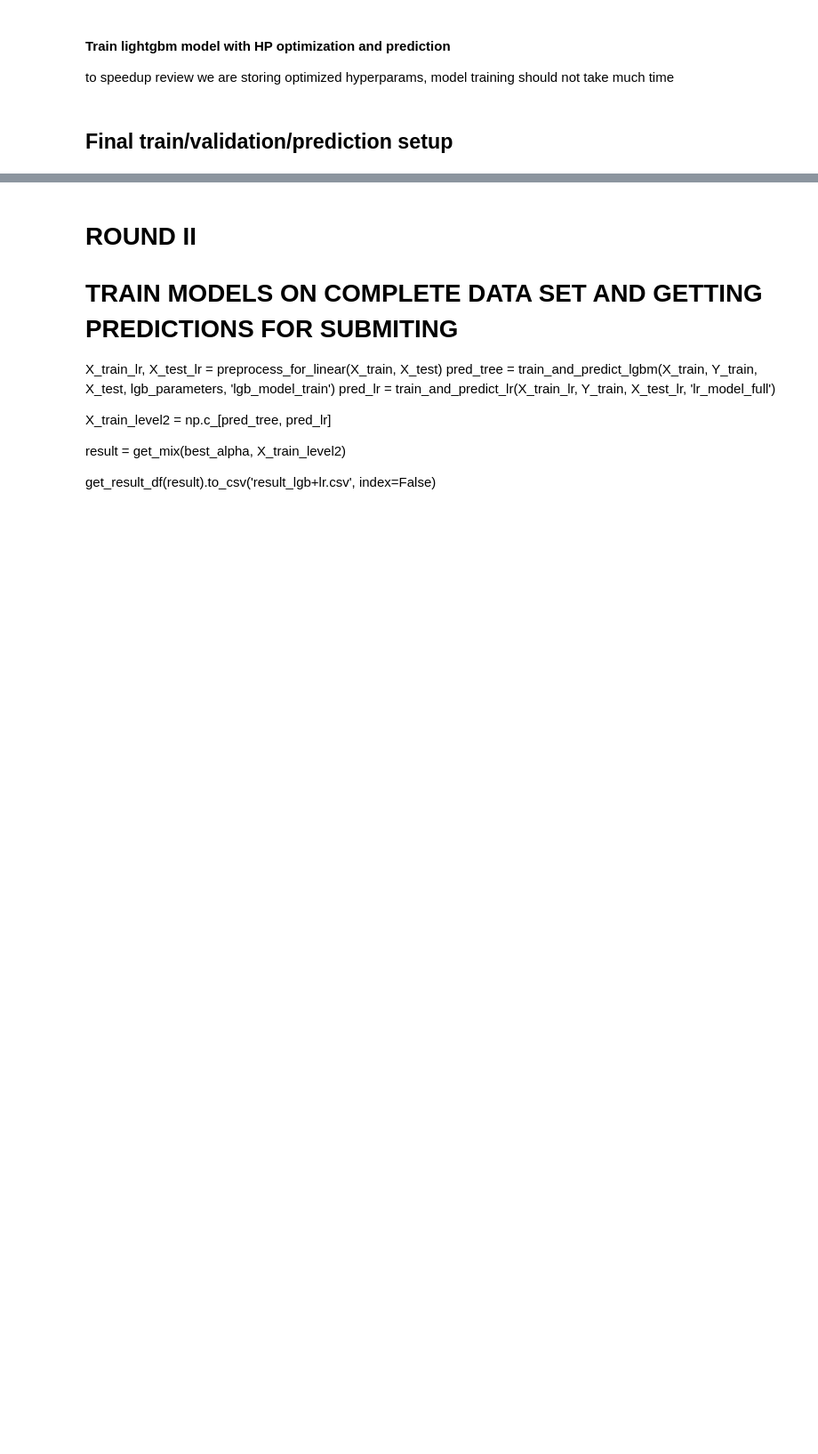
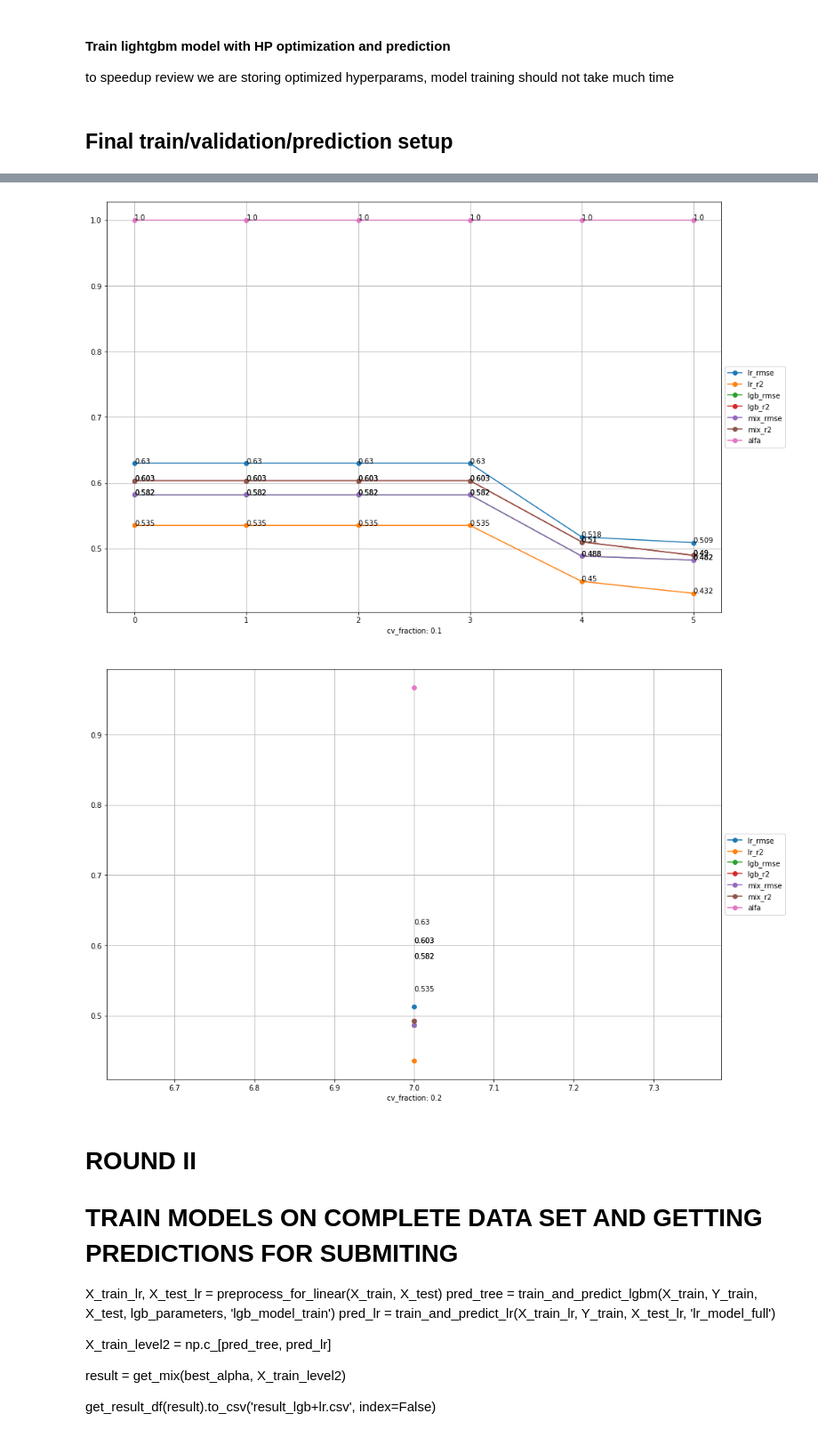
Before and after one commit to MumakiI/predict_sales, a Jupyter notebook: Final.ipynb, the cells around one changed output, grey strips where cells are left out. Shown: that part at 89% size. Saved outputs shown, nothing was run; the diff lists cells and outputs as text; code cells hidden in the pictures; blank space fills up the shorter version.

```diff
--- a/Final.ipynb
+++ b/Final.ipynb
@@ -84,7 +83,7 @@ def get_best_alpha(X_train_level2, target):
     return best_alpha
 
 # this factor is needed for pipeline testing, make < 1 to reduce amount of data in work
-cv_fraction = 0.1
+cv_fraction = 0.2
 def get_items_subset(X_train):
     item_set = X_train['item_id'].unique()
     #random.shuffle(item_set)
@@ -131,8 +100,0 @@ df_eda[df_eda['item_cnt_day'] > 800]
-# %%
-# Overall item count by month, we may use month as a feature
-ax =plt.axes([0, 0, 2, 1])
-group_all = df_eda.groupby(['month'], as_index=False)['item_cnt_day'].sum()
-ax.plot(group_all['month'], group_all['item_cnt_day'], marker='.', linestyle='--', ms=12, label="ALL")
-ax.legend(loc='center left', bbox_to_anchor=(1, 0.5))
-ax.grid(True)
-plt.show()
@@ -141,12 +100,0 @@ plt.show()
-# %%
-# scatter aggregated by month and item type, there are trends as well
-group = df_eda.groupby(['month', 'item_type'], as_index=False)['item_cnt_day'].sum()
-ax =plt.axes([0, 0, 2, 2])
-
-for item_type in df_eda['item_type'].unique():
-    type_group = group[group['item_type'] == item_type]
-    ax.plot(type_group['month'], type_group['item_cnt_day'], marker='.', linestyle='-', ms=12, label=item_type)
-
-ax.legend(loc='center left', bbox_to_anchor=(1, 0.5))
-ax.grid(True)
-plt.show()
@@ -530,16 +506,22 @@ else:
 metrics = pd.concat([metrics, pd.DataFrame(results, index=[len(metrics)+1])])
 metrics.to_csv(results_metrics, index=False)
 # %%
-ax =plt.axes([0, 0, 2, 2])
 
-for col in columns:
-    ax.plot(metrics.index, metrics[col], marker='.', linestyle='-', ms=12, label=col)
-    for i,j in zip(metrics.index,metrics[col]):
-        ax.annotate(str(round(j,3)),xy=(i,j))
+for cv_fraction in metrics['cv_fraction'].unique():
+    ax =plt.axes([0, 0, 2, 2])
+    for col in columns:
+        sub_metrix = metrics[metrics['cv_fraction'] == cv_fraction]
+        ax.plot(sub_metrix.index, sub_metrix[col], marker='.', linestyle='-', ms=12, label=col)
+        for i,j in zip(sub_metrix.index,metrics[col]):
+            ax.annotate(str(round(j,3)),xy=(i,j))
+        plt.xlabel(f'cv_fraction: {cv_fraction}')
 
-ax.legend(loc='center left', bbox_to_anchor=(1, 0.5))
-ax.grid(True)
-plt.show()
+    ax.legend(loc='center left', bbox_to_anchor=(1, 0.5))
+    ax.grid(True)
+    plt.show()
+# %% [output]
+[figure, added]
+[figure, added]
 # %% [markdown]
 
 # ROUND II
```
Also changed, not shown: parts of 11 cells of this notebook, 2 other files.
